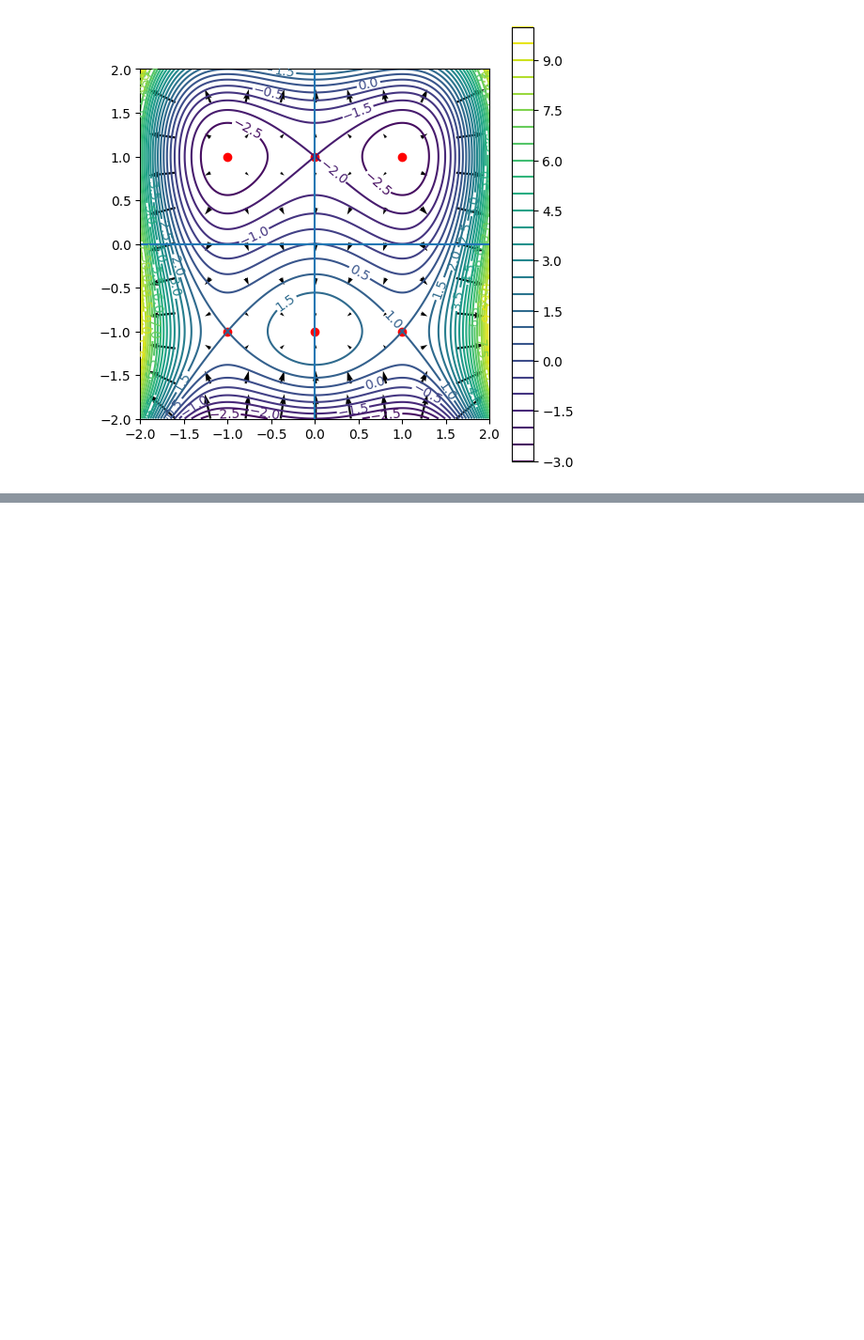
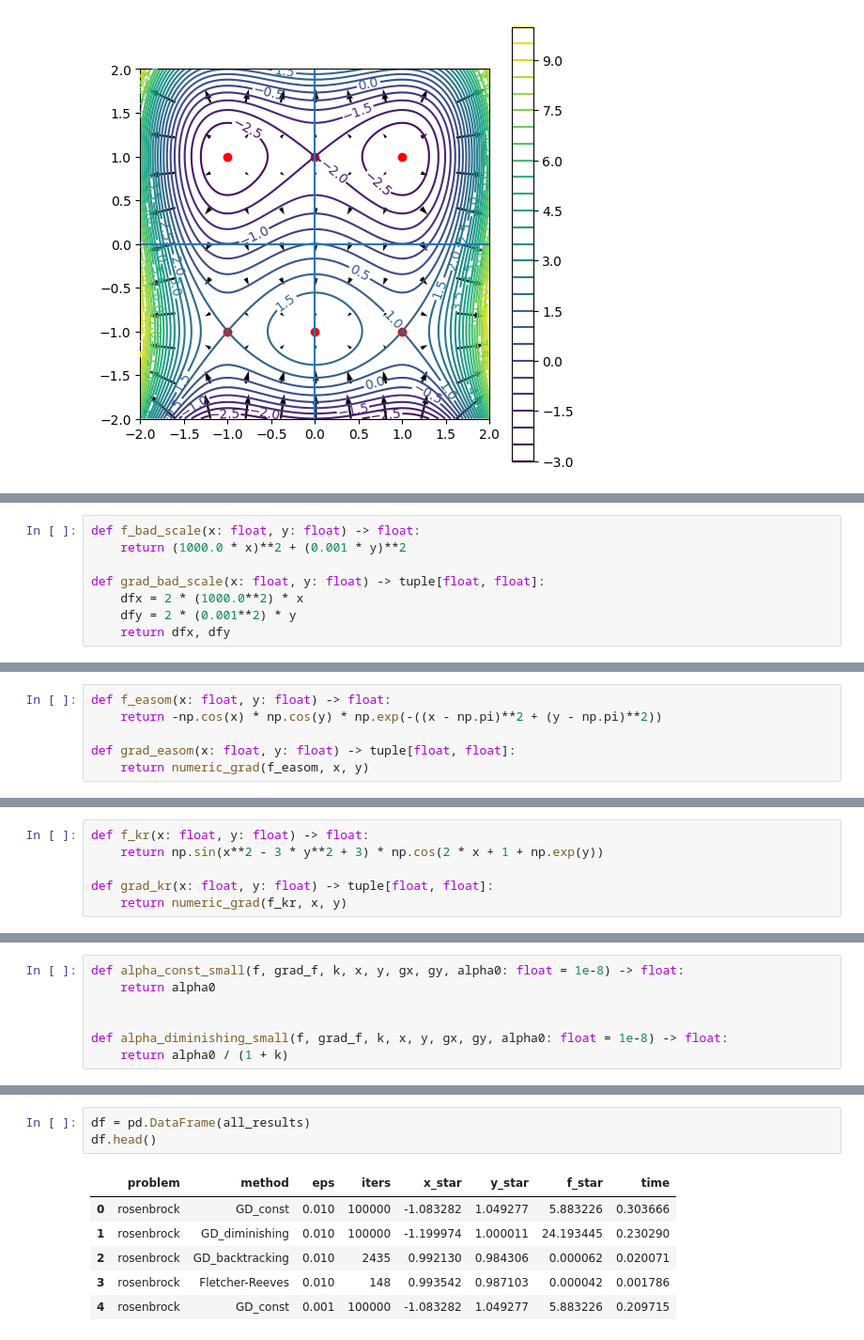
Before and after one commit to mezgou/gradient-optimization-lab, a Jupyter notebook: src/gradient_optimization_analysis.ipynb, the cells around one changed output, grey strips where cells are left out. Shown at 94% size. Drawn from its saved outputs; the diff is of its cells as text; blank space fills up the shorter version.

```diff
--- a/src/gradient_optimization_analysis.ipynb
+++ b/src/gradient_optimization_analysis.ipynb
@@ -78,0 +244,8 @@ plt.show()
+# %%
+def f_bad_scale(x: float, y: float) -> float:
+    return (1000.0 * x)**2 + (0.001 * y)**2
+
+def grad_bad_scale(x: float, y: float) -> tuple[float, float]:
+    dfx = 2 * (1000.0**2) * x
+    dfy = 2 * (0.001**2) * y
+    return dfx, dfy
@@ -78,0 +254,6 @@ plt.show()
+# %%
+def f_easom(x: float, y: float) -> float:
+    return -np.cos(x) * np.cos(y) * np.exp(-((x - np.pi)**2 + (y - np.pi)**2))
+
+def grad_easom(x: float, y: float) -> tuple[float, float]:
+    return numeric_grad(f_easom, x, y)
@@ -78,0 +262,6 @@ plt.show()
+# %%
+def f_kr(x: float, y: float) -> float:
+    return np.sin(x**2 - 3 * y**2 + 3) * np.cos(2 * x + 1 + np.exp(y))
+
+def grad_kr(x: float, y: float) -> tuple[float, float]:
+    return numeric_grad(f_kr, x, y)
@@ -78,0 +306,7 @@ plt.show()
+# %%
+def alpha_const_small(f, grad_f, k, x, y, gx, gy, alpha0: float = 1e-8) -> float:
+    return alpha0
+
+
+def alpha_diminishing_small(f, grad_f, k, x, y, gx, gy, alpha0: float = 1e-8) -> float:
+    return alpha0 / (1 + k)
@@ -78,0 +403,10 @@ plt.show()
+# %%
+df = pd.DataFrame(all_results)
+df.head()
+# %% [output]
+|  | problem | method | eps | iters | x_star | y_star | f_star | time |
+| 0 | rosenbrock | GD_const | 0.010 | 100000 | -1.083282 | 1.049277 | 5.883226 | 0.303666 |
+| 1 | rosenbrock | GD_diminishing | 0.010 | 100000 | -1.199974 | 1.000011 | 24.193445 | 0.230290 |
+| 2 | rosenbrock | GD_backtracking | 0.010 | 2435 | 0.992130 | 0.984306 | 0.000062 | 0.020071 |
+| 3 | rosenbrock | Fletcher-Reeves | 0.010 | 148 | 0.993542 | 0.987103 | 0.000042 | 0.001786 |
+| 4 | rosenbrock | GD_const | 0.001 | 100000 | -1.083282 | 1.049277 | 5.883226 | 0.209715 |
```
Also changed, not shown: parts of 21 cells of this notebook, 7 other files.
